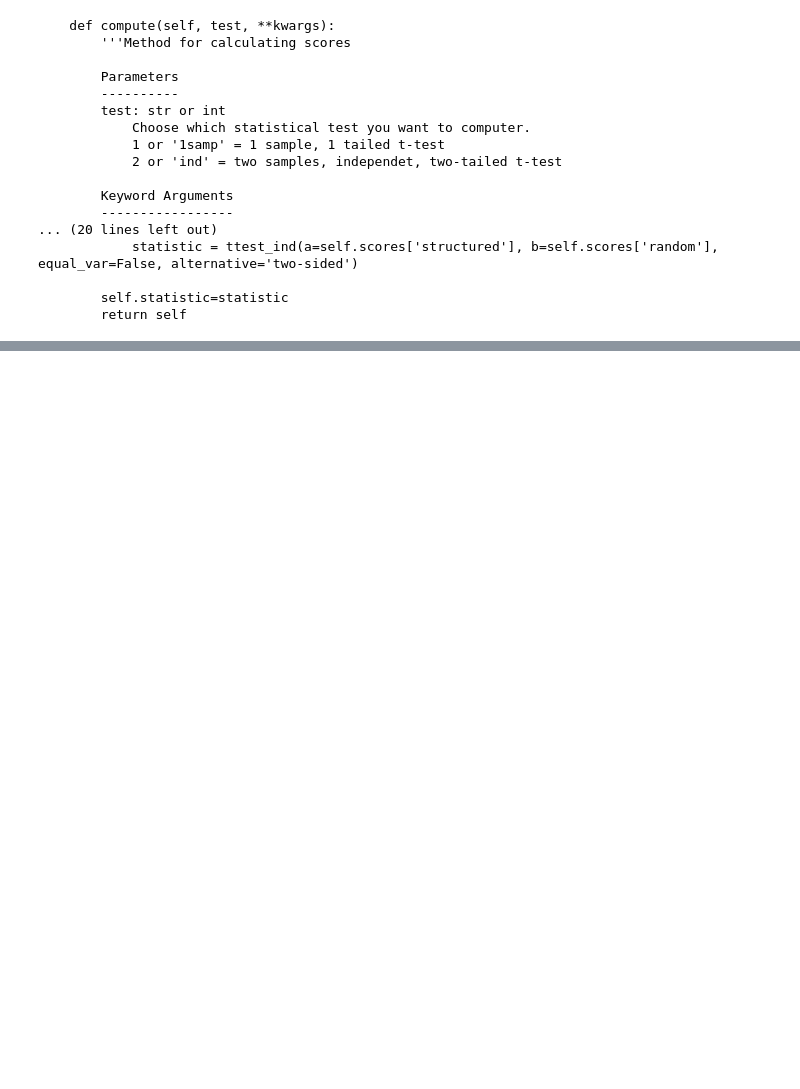
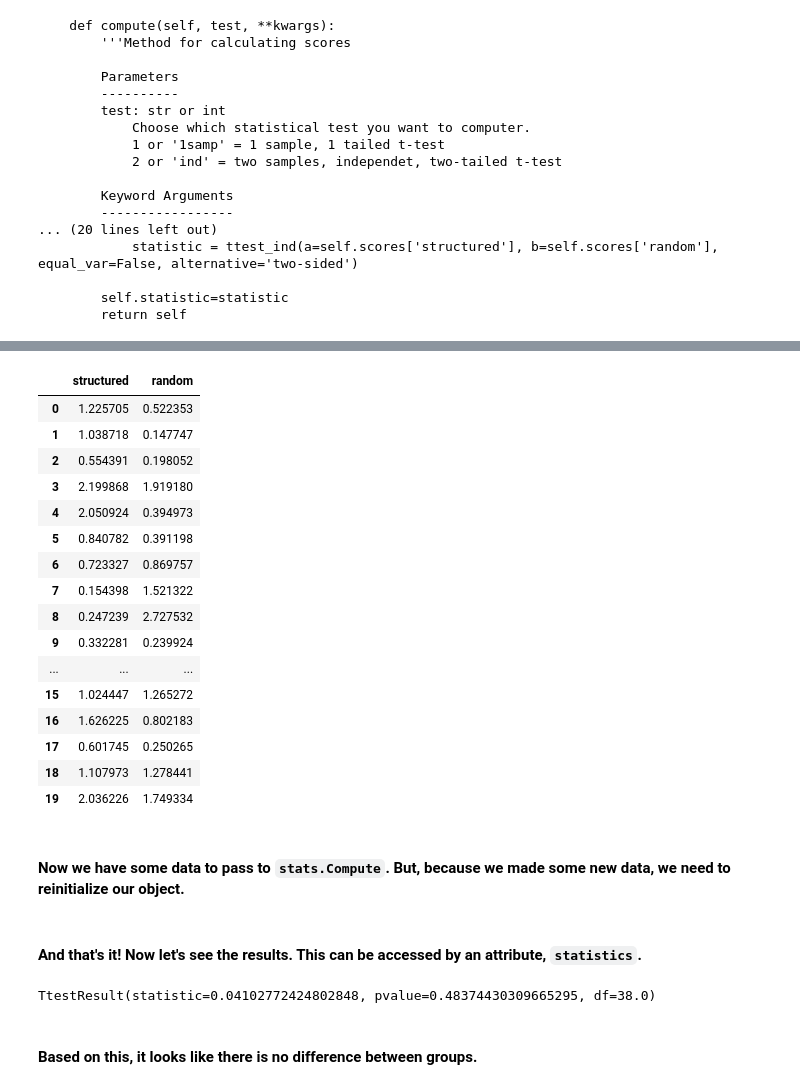
Before and after one commit to w-decker/GaTech_Code, a Jupyter notebook: gatech_code.ipynb, the cells around one changed output, grey strips where cells are left out. Saved outputs shown, nothing was run; the diff lists cells and outputs as text; code cells hidden in the pictures; blank space fills up the shorter version.

```diff
--- a/gatech_code.ipynb
+++ b/gatech_code.ipynb
@@ -460,0 +472,26 @@ python score.py
+# %%
+import pandas as pd # let's use pandas and numpy
+import numpy as np
+
+def make_some_fake_data(size: int, structured_mean: int or float, random_mean: int or float):
+    """Generates some fake data mimicing the heuristic for scoring_module.Stats
+
+    Parameters
+    ----------
+    size: int
+        Number of participants
+
+    structured_mean: int or float
+        Arbitrary mean for structured group
+
+    random_mean: int or float
+        Arbitrary mean for random group
+    """
+    # make empty data frame with correct column names
+    df = pd.DataFrame(columns=['structured', 'random'])
+
+    # generate some fake data based on input
+    df['structured'] = np.abs(np.random.normal(loc=structured_mean, size=size))
+    df['random'] = np.abs(np.random.normal(loc=random_mean, size=size))
+
+    return(df)
@@ -460,0 +502,23 @@ python score.py
+# %%
+fake_data = make_some_fake_data(size=20, structured_mean=0.8, random_mean=0.455)
+fake_data
+# %% [output]
+|  | structured | random |
+| 0 | 1.225705 | 0.522353 |
+| 1 | 1.038718 | 0.147747 |
+| 2 | 0.554391 | 0.198052 |
+| 3 | 2.199868 | 1.919180 |
+| 4 | 2.050924 | 0.394973 |
+| 5 | 0.840782 | 0.391198 |
+| 6 | 0.723327 | 0.869757 |
+| 7 | 0.154398 | 1.521322 |
+| 8 | 0.247239 | 2.727532 |
+| 9 | 0.332281 | 0.239924 |
+| ... | ... | ... |
+| 15 | 1.024447 | 1.265272 |
+| 16 | 1.626225 | 0.802183 |
+| 17 | 0.601745 | 0.250265 |
+| 18 | 1.107973 | 1.278441 |
+| 19 | 2.036226 | 1.749334 |
+# %% [markdown]
+#### Now we have some data to pass to `stats.Compute`. But, because we made some new data, we need to reinitialize our object.
@@ -460,0 +528,8 @@ python score.py
+# %% [markdown]
+#### And that's it! Now let's see the results. This can be accessed by an attribute, `statistics`.
+# %%
+print(test.statistic)
+# %% [output]
+TtestResult(statistic=0.04102772424802848, pvalue=0.48374430309665295, df=38.0)
+# %% [markdown]
+#### Based on this, it looks like there is no difference between groups.
```
Also changed, not shown: parts of 28 cells of this notebook.
